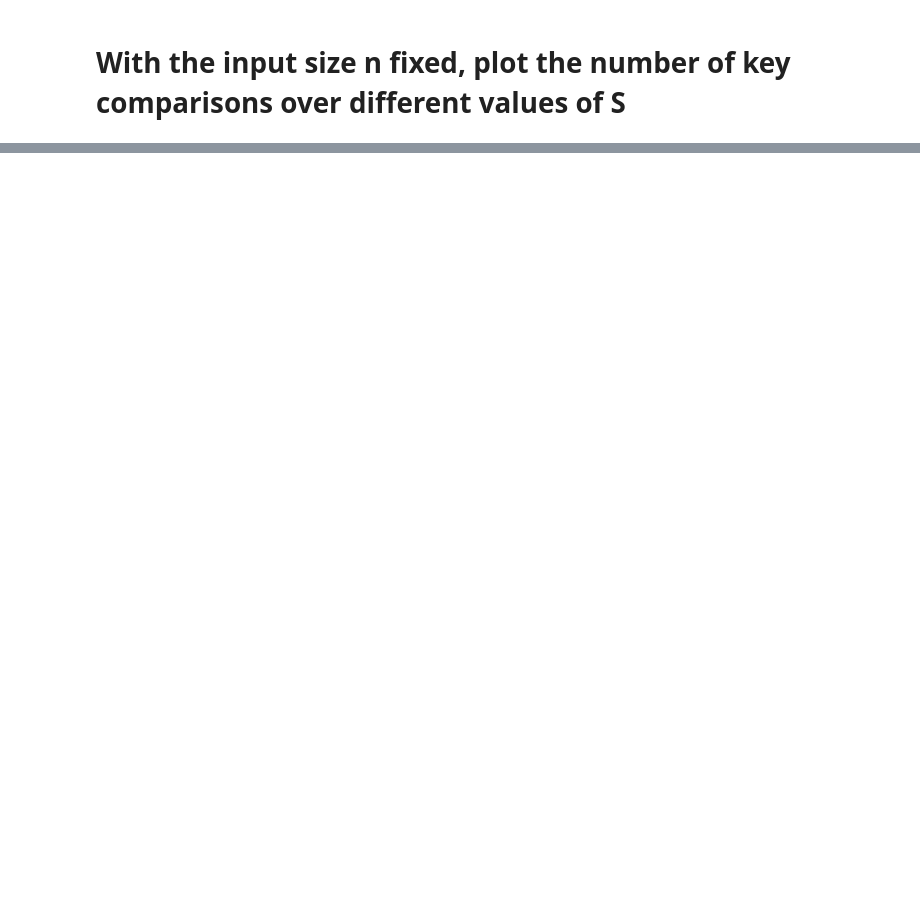
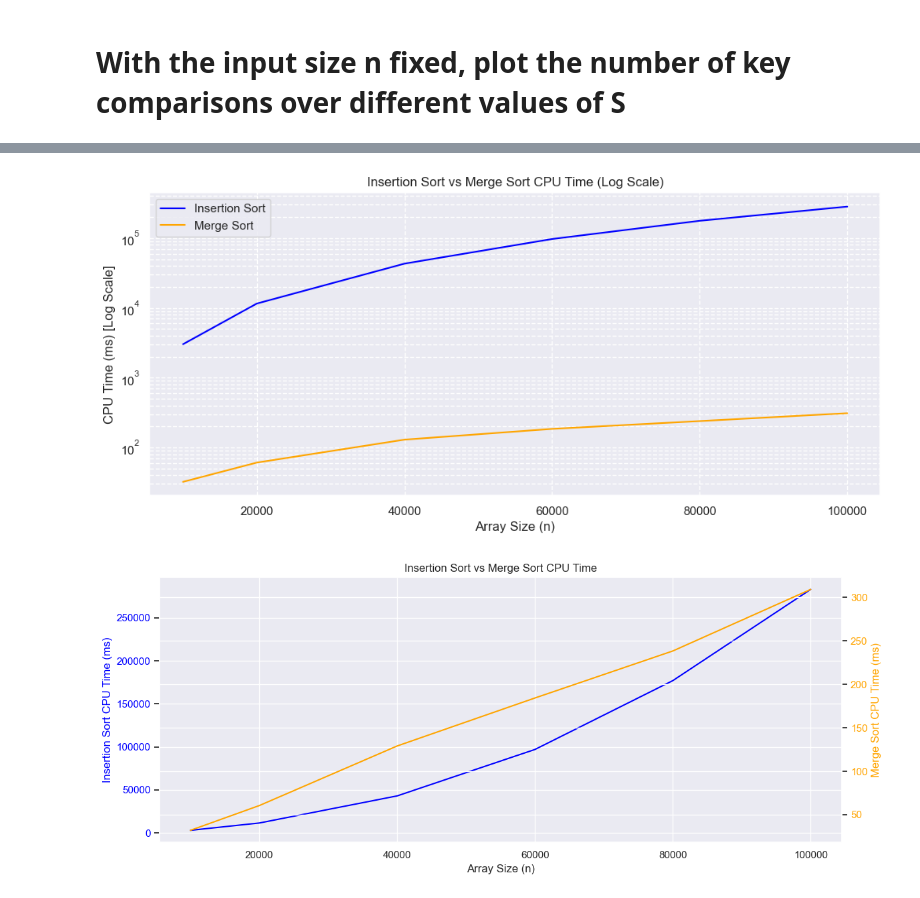
Before and after one commit to RajEstela/Algo-Proj, a Jupyter notebook: SC2001_Proj1.ipynb, the cells around one changed output, grey strips where cells are left out. Cells and saved outputs as stored; diff of their text form; code cells hidden in the pictures; blank space fills up the shorter version.

Commit message:
updated merge sort vs insert sort array sizes

```diff
--- a/SC2001_Proj1.ipynb
+++ b/SC2001_Proj1.ipynb
@@ -261,36 +297,0 @@ for s in optimal_S_values:
-# %%
-# Define input sizes and threshold values
-input_sizes = [1000, 5000, 10000, 50000, 100000, 500000, 1000000, 5000000, 10000000]
-threshold_values = list(range(1, 101))
-
-# Store the optimal S values for each input size
-optimal_S_values = []
-
-for size in input_sizes:
-    comparisons_for_S = []
-    data = generate_data(size, size)  # Generate the data once for each input size
-
-    for S in threshold_values:
-        comparison_count = 0  # Reset comparison count
-        Hybrid_Merge_Sort(data.copy(), S)  # Run the hybrid sort
-        comparisons_for_S.append(comparison_count)
-
-    # Find the optimal S (the one with the fewest comparisons)
-    optimal_S = threshold_values[comparisons_for_S.index(min(comparisons_for_S))]
-    optimal_S_values.append(optimal_S)
-    print(f"Input size: {size}, Optimal S: {optimal_S}")
-
-# Plot the optimal S for each input size
-plt.figure(figsize=(10, 6))
-plt.plot(input_sizes, optimal_S_values, marker='o', linestyle='-', color='g')
-plt.title('Optimal Threshold S vs Input Size (n)')
-plt.xlabel('Input Size (n)')
-plt.ylabel('Optimal Threshold S')
-plt.grid(True)
-plt.show()
-
-
-data = np.array(optimal_S_values).reshape(len(input_sizes), 1)
-sb.heatmap(data, annot=True, cmap='Greens', xticklabels=['Optimal S'], yticklabels=input_sizes)
-plt.title('Heatmap of Optimal Threshold S for Different Input Sizes')
-plt.show()
@@ -379,7 +379,8 @@ def time_sorting_function(sorting_func, array):
     return (end_time - start_time) * 1000  # Return time in milliseconds
 
 # Prepare arrays of different sizes and store time taken by each sorting method
-sizes = [1000, 5000, 10000, 50000, 100000, 500000, 1000000]
+#sizes = [1000, 5000, 10000, 50000, 100000, 500000, 1000000]
+sizes = [10000,20000,40000,60000,80000,100000]
 merge_sort_times = []
 insertion_sort_times = []
 
@@ -402,33 +403,36 @@ for size in sizes:
 plt.figure(figsize=(12, 5))
 plt.plot(sizes, insertion_sort_times, label='Insertion Sort', color='blue')
 plt.plot(sizes, merge_sort_times, label='Merge Sort', color='orange')
 plt.xlabel('Array Size (n)')
 plt.ylabel('CPU Time (ms) [Log Scale]')
 plt.yscale('log')  # Apply logarithmic scale to the y-axis
 plt.title('Insertion Sort vs Merge Sort CPU Time (Log Scale)')
 plt.legend()
 plt.grid(True, which="both", ls="--")
 plt.show()
 
 # Plot with two y-axes
 fig, ax1 = plt.subplots(figsize=(12, 5))
 
 # Plot Insertion Sort on the primary y-axis
 ax1.plot(sizes, insertion_sort_times, label='Insertion Sort', color='blue')
 ax1.set_xlabel('Array Size (n)')
 ax1.set_ylabel('Insertion Sort CPU Time (ms)', color='blue')
 ax1.tick_params(axis='y', labelcolor='blue')
 
 # Create another y-axis for Merge Sort
 ax2 = ax1.twinx()
 ax2.plot(sizes, merge_sort_times, label='Merge Sort', color='orange')
 ax2.set_ylabel('Merge Sort CPU Time (ms)', color='orange')
 ax2.tick_params(axis='y', labelcolor='orange')
 
 plt.title('Insertion Sort vs Merge Sort CPU Time')
 fig.tight_layout()  # Ensure the layout fits well
 plt.grid(True)
 plt.show()
+# %% [output]
+[figure, added]
+[figure, added]
 # %%
 # Define array sizes for testing
 sizes = [1000, 5000, 10000, 50000, 100000, 500000, 1000000]
```
Also changed, not shown: parts of 8 cells of this notebook.
